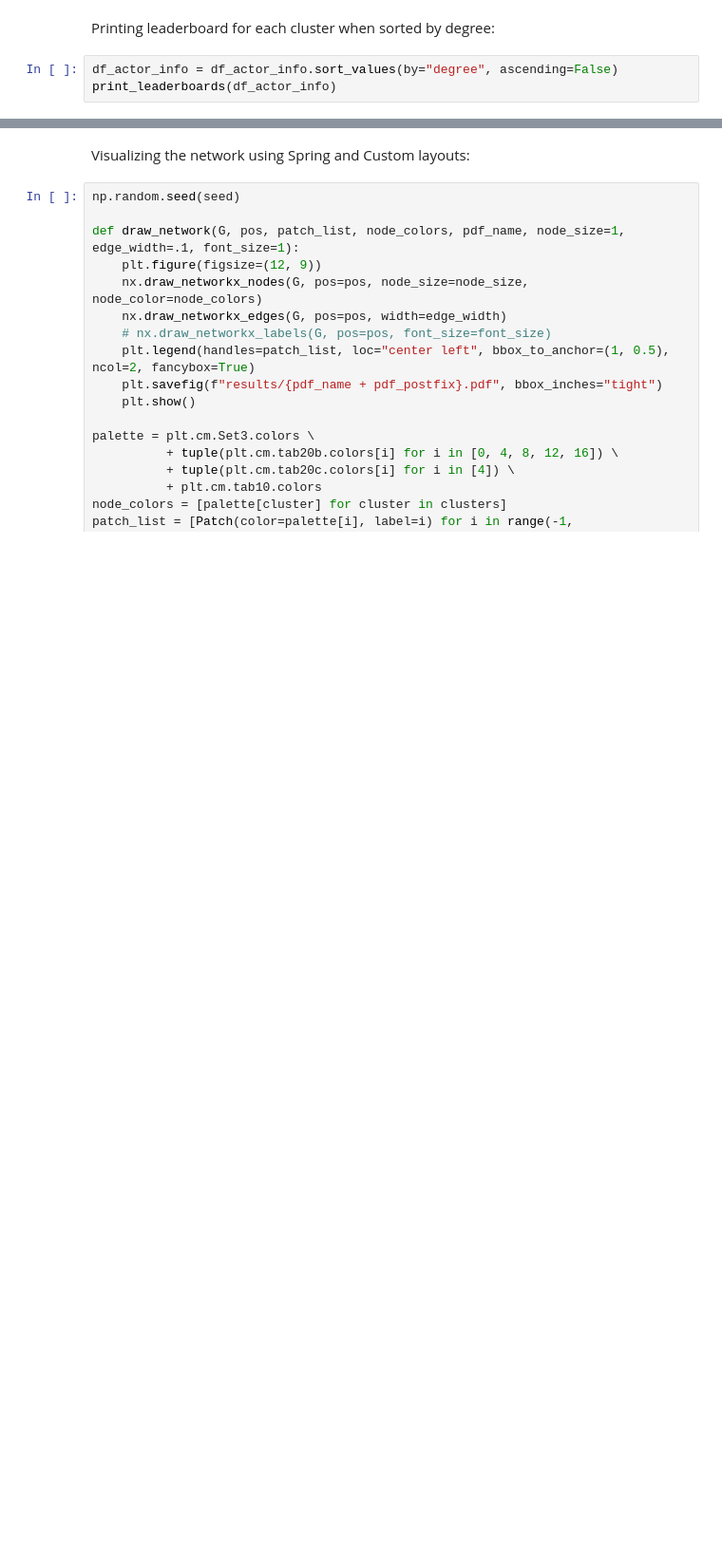
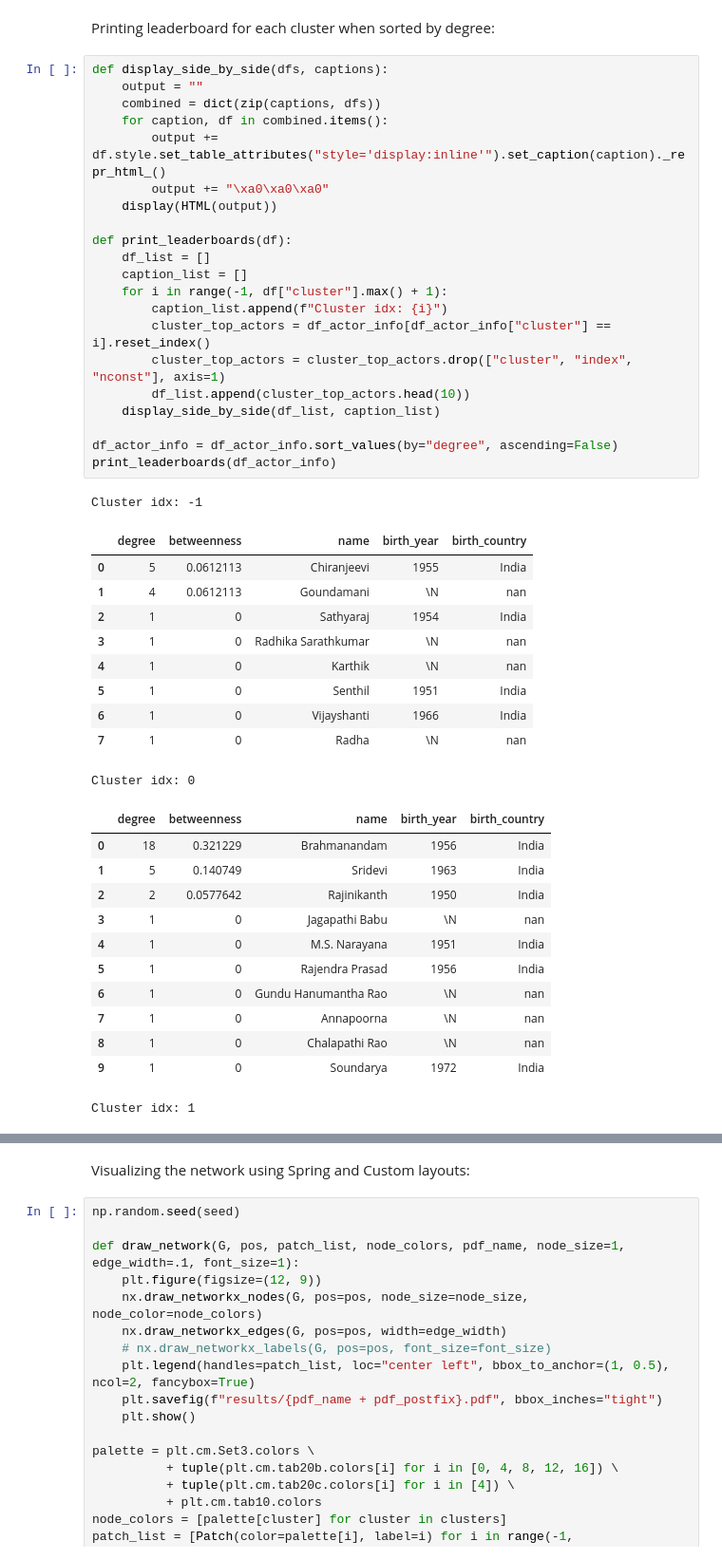
Before and after one commit to thalvari/network_analysis_2020_project, a Jupyter notebook: custom_25.ipynb, the cells around one changed output, grey strips where cells are left out. Shown at 95% size. Saved outputs shown, nothing was run; the diff lists cells and outputs as text; blank space fills up the shorter version.

```diff
--- a/custom_25.ipynb
+++ b/custom_25.ipynb
@@ -128,5 +156,47 @@ df_actor_info = df_actor_info.merge(df_birth_countries, how="left")
 # %% [markdown]
 Printing leaderboard for each cluster when sorted by degree:
-# %%
-df_actor_info = df_actor_info.sort_values(by="degree", ascending=False)
-print_leaderboards(df_actor_info)
+# %%
+def display_side_by_side(dfs, captions):
+    output = ""
+    combined = dict(zip(captions, dfs))
+    for caption, df in combined.items():
+        output += df.style.set_table_attributes("style='display:inline'").set_caption(caption)._repr_html_()
+        output += "\xa0\xa0\xa0"
+    display(HTML(output))
+
+def print_leaderboards(df):
+    df_list = []
+    caption_list = []
+    for i in range(-1, df["cluster"].max() + 1):
+        caption_list.append(f"Cluster idx: {i}")
+        cluster_top_actors = df_actor_info[df_actor_info["cluster"] == i].reset_index()
+        cluster_top_actors = cluster_top_actors.drop(["cluster", "index", "nconst"], axis=1)
+        df_list.append(cluster_top_actors.head(10))
+    display_side_by_side(df_list, caption_list)
+
+df_actor_info = df_actor_info.sort_values(by="degree", ascending=False)
+print_leaderboards(df_actor_info)
+# %% [output]
+Cluster idx: -1
+|  | degree | betweenness | name | birth_year | birth_country |
+| 0 | 5 | 0.0612113 | Chiranjeevi | 1955 | India |
+| 1 | 4 | 0.0612113 | Goundamani | \N | nan |
+| 2 | 1 | 0 | Sathyaraj | 1954 | India |
+| 3 | 1 | 0 | Radhika Sarathkumar | \N | nan |
+| 4 | 1 | 0 | Karthik | \N | nan |
+| 5 | 1 | 0 | Senthil | 1951 | India |
+| 6 | 1 | 0 | Vijayshanti | 1966 | India |
+| 7 | 1 | 0 | Radha | \N | nan |
+Cluster idx: 0
+|  | degree | betweenness | name | birth_year | birth_country |
+| 0 | 18 | 0.321229 | Brahmanandam | 1956 | India |
+| 1 | 5 | 0.140749 | Sridevi | 1963 | India |
+| 2 | 2 | 0.0577642 | Rajinikanth | 1950 | India |
+| 3 | 1 | 0 | Jagapathi Babu | \N | nan |
+| 4 | 1 | 0 | M.S. Narayana | 1951 | India |
+| 5 | 1 | 0 | Rajendra Prasad | 1956 | India |
+| 6 | 1 | 0 | Gundu Hanumantha Rao | \N | nan |
+| 7 | 1 | 0 | Annapoorna | \N | nan |
+| 8 | 1 | 0 | Chalapathi Rao | \N | nan |
+| 9 | 1 | 0 | Soundarya | 1972 | India |
+Cluster idx: 1
```
Also changed, not shown: parts of 18 cells of this notebook, 19 other files.
